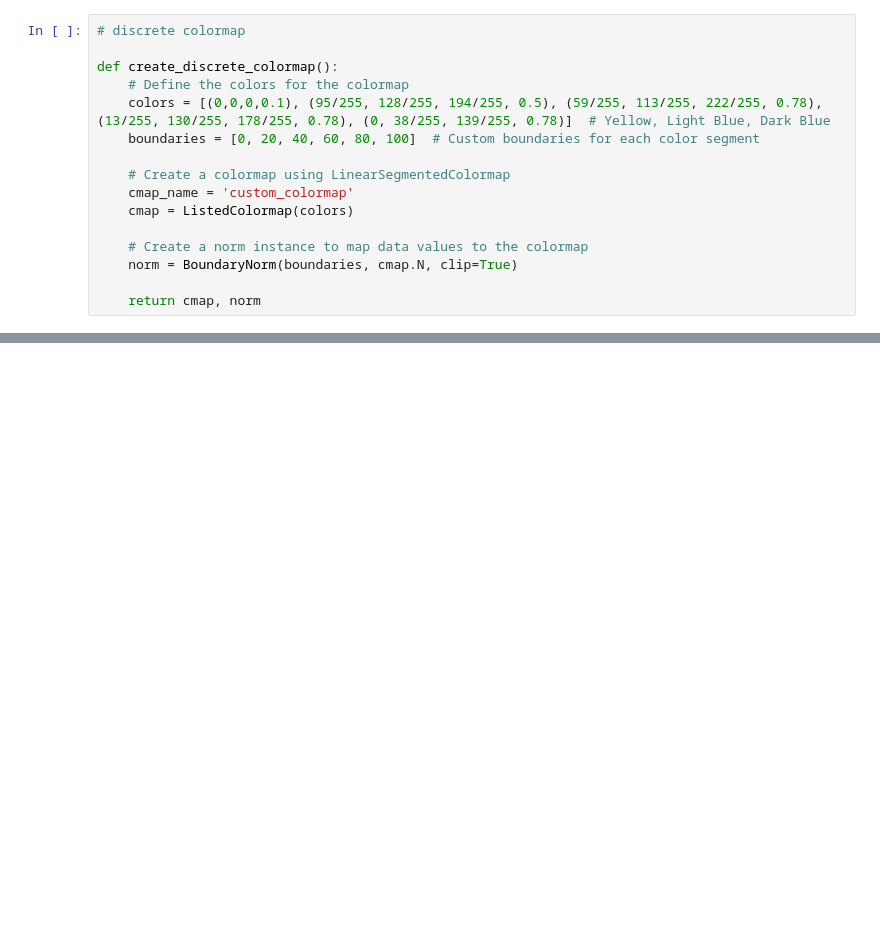
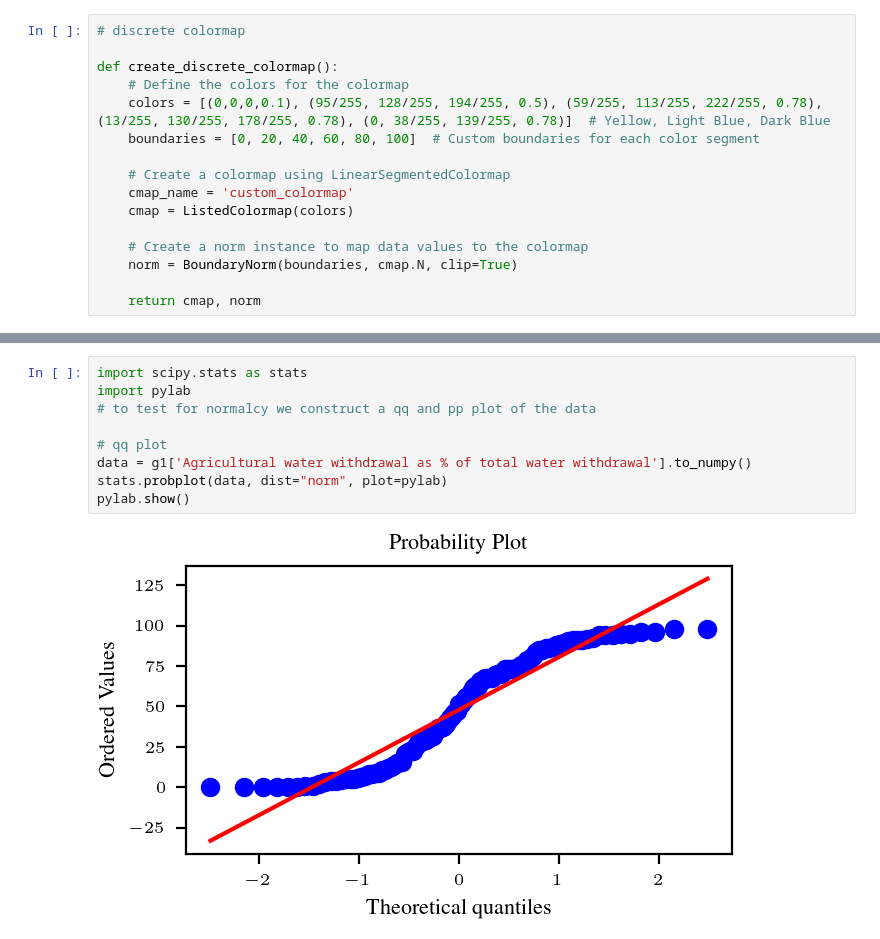
Before and after one commit to am9zZWY/team-aqua, a Jupyter notebook: exp/exp_agricultural_water_usage.ipynb, the cells around one changed output, grey strips where cells are left out. Saved outputs shown, nothing was run; the diff lists cells and outputs as text; blank space fills up the shorter version.

```diff
--- a/exp/exp_agricultural_water_usage.ipynb
+++ b/exp/exp_agricultural_water_usage.ipynb
@@ -322,0 +360,11 @@ Text(0.5, 0, 'Water Stress Categories')
+# %%
+import scipy.stats as stats
+import pylab
+# to test for normalcy we construct a qq and pp plot of the data
+
+# qq plot
+data = g1['Agricultural water withdrawal as % of total water withdrawal'].to_numpy()
+stats.probplot(data, dist="norm", plot=pylab)
+pylab.show()
+# %% [output]
+[figure, added]
```
Also changed, not shown: parts of 21 cells of this notebook.
